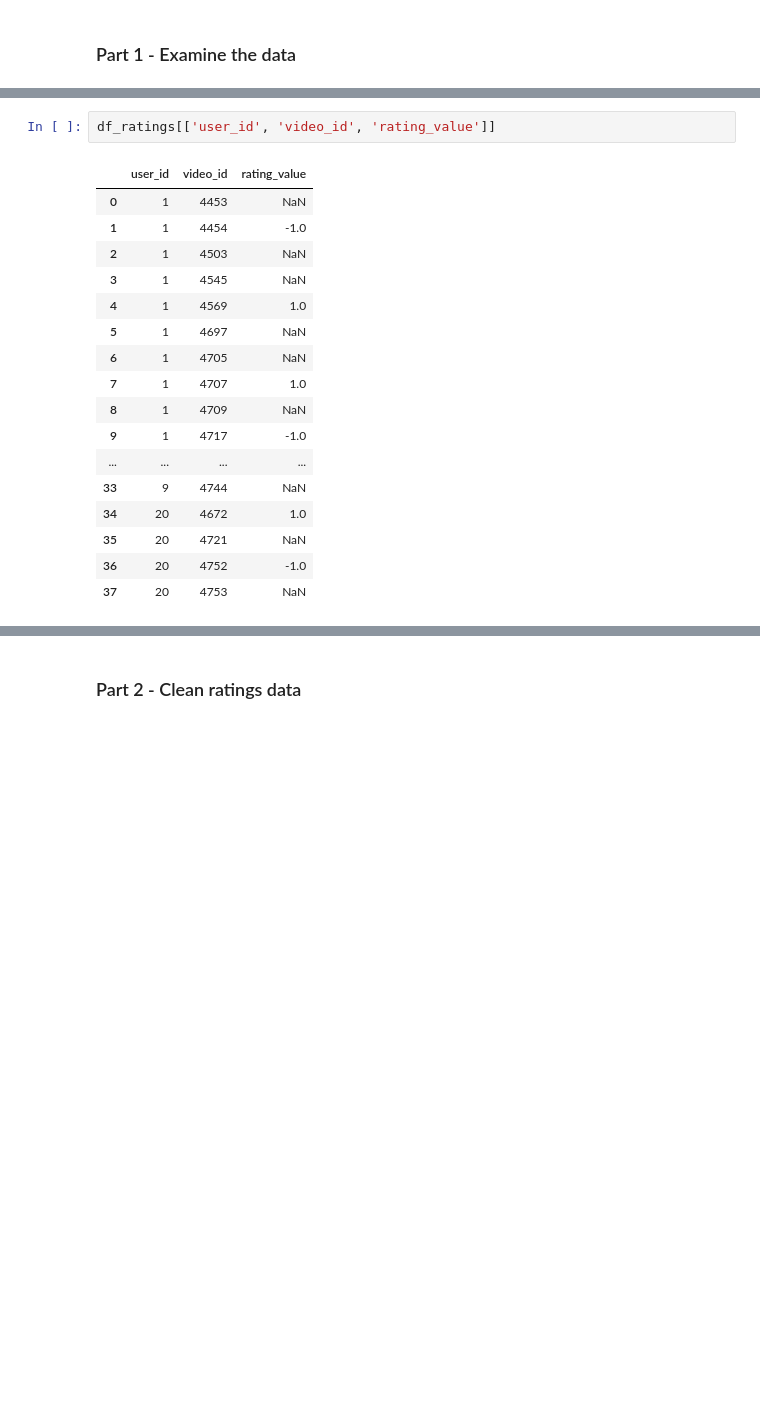
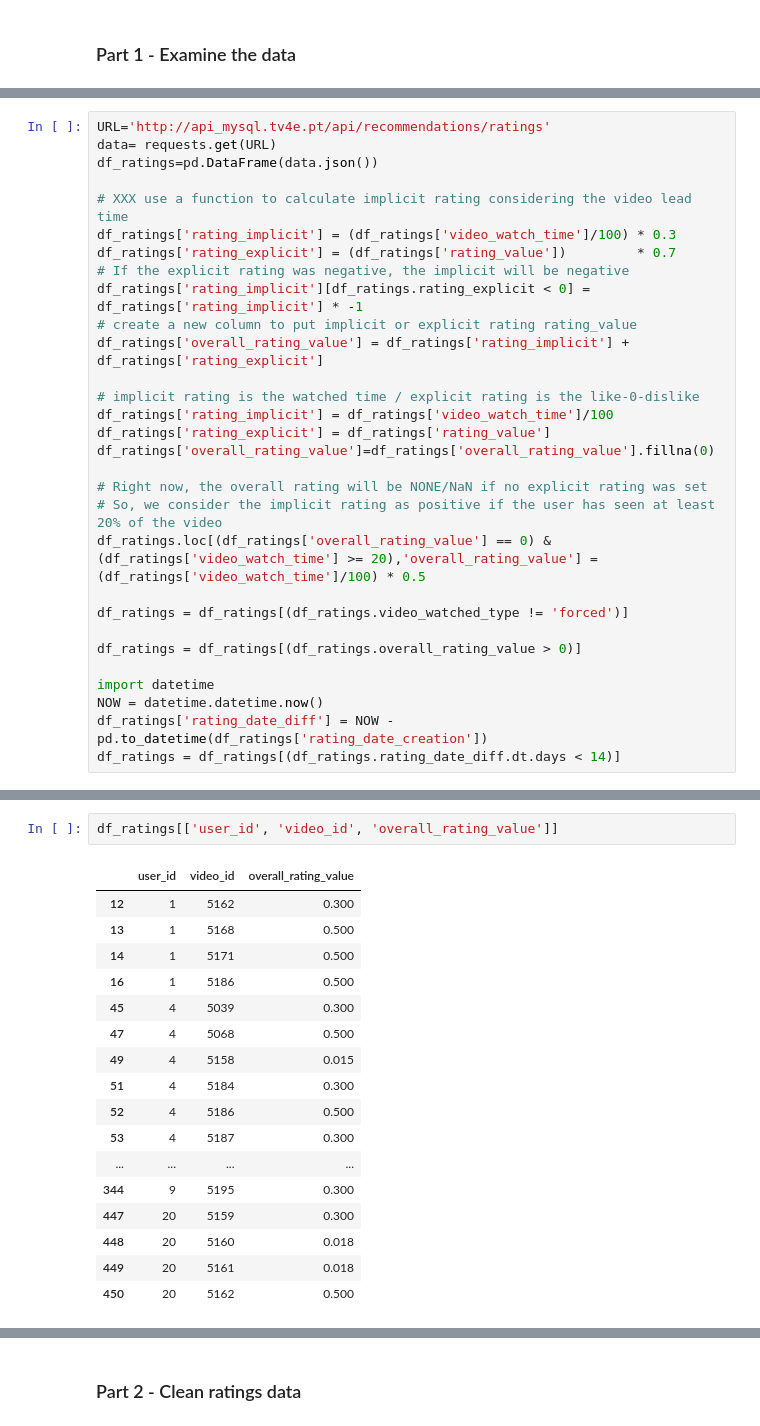
Before and after one commit to davidcampelo/tv4e-recommender, a Jupyter notebook: notebooks/content_based_recs_with_cosine_similarity_connected.ipynb, the cells around one changed output, grey strips where cells are left out. Saved outputs shown, nothing was run; the diff lists cells and outputs as text; blank space fills up the shorter version.

```diff
--- a/notebooks/content_based_recs_with_cosine_similarity_connected.ipynb
+++ b/notebooks/content_based_recs_with_cosine_similarity_connected.ipynb
@@ -33,3 +31,33 @@ df_videos.head()
 | 2 | 1 | Health Care and Welfare Services | Saúde e Bem-Estar | 2017-09-26 15:38:36 | Quase sete mil unidades de medica... | 4053 | ... |
 | 3 | 1 | Health Care and Welfare Services | Saúde e Bem-Estar | 2017-09-26 15:40:12 | Ministro da Saúde participa no en... | 4054 | ... |
 | 4 | 1 | Health Care and Welfare Services | Saúde e Bem-Estar | 2017-09-26 15:40:19 | Rastreio visa despiste da ambliop... | 4055 | ... |
+# %%
+URL='http://api_mysql.tv4e.pt/api/recommendations/ratings'
+data= requests.get(URL)
+df_ratings=pd.DataFrame(data.json())
+
+# XXX use a function to calculate implicit rating considering the video lead time
+df_ratings['rating_implicit'] = (df_ratings['video_watch_time']/100) * 0.3
+df_ratings['rating_explicit'] = (df_ratings['rating_value'])         * 0.7
+# If the explicit rating was negative, the implicit will be negative
+df_ratings['rating_implicit'][df_ratings.rating_explicit < 0] = df_ratings['rating_implicit'] * -1
+# create a new column to put implicit or explicit rating rating_value
+df_ratings['overall_rating_value'] = df_ratings['rating_implicit'] + df_ratings['rating_explicit']
+
+# implicit rating is the watched time / explicit rating is the like-0-dislike
+df_ratings['rating_implicit'] = df_ratings['video_watch_time']/100
+df_ratings['rating_explicit'] = df_ratings['rating_value']
+df_ratings['overall_rating_value']=df_ratings['overall_rating_value'].fillna(0)
+
+# Right now, the overall rating will be NONE/NaN if no explicit rating was set
+# So, we consider the implicit rating as positive if the user has seen at least 20% of the video
+df_ratings.loc[(df_ratings['overall_rating_value'] == 0) & (df_ratings['video_watch_time'] >= 20),'overall_rating_value'] = (df_ratings['video_watch_time']/100) * 0.5
+
+df_ratings = df_ratings[(df_ratings.video_watched_type != 'forced')]
+
+df_ratings = df_ratings[(df_ratings.overall_rating_value > 0)]
+
+import datetime
+NOW = datetime.datetime.now()
+df_ratings['rating_date_diff'] = NOW - pd.to_datetime(df_ratings['rating_date_creation'])
+df_ratings = df_ratings[(df_ratings.rating_date_diff.dt.days < 14)]
@@ -46,20 +79,20 @@ df_ratings.head()
 # %%
-df_ratings[['user_id', 'video_id', 'rating_value']]
+df_ratings[['user_id', 'video_id', 'overall_rating_value']]
 # %% [output]
-|  | user_id | video_id | rating_value |
-| 0 | 1 | 4453 | NaN |
-| 1 | 1 | 4454 | -1.0 |
-| 2 | 1 | 4503 | NaN |
-| 3 | 1 | 4545 | NaN |
-| 4 | 1 | 4569 | 1.0 |
-| 5 | 1 | 4697 | NaN |
-| 6 | 1 | 4705 | NaN |
-| 7 | 1 | 4707 | 1.0 |
-| 8 | 1 | 4709 | NaN |
-| 9 | 1 | 4717 | -1.0 |
+|  | user_id | video_id | overall_rating_value |
+| 12 | 1 | 5162 | 0.300 |
+| 13 | 1 | 5168 | 0.500 |
+| 14 | 1 | 5171 | 0.500 |
+| 16 | 1 | 5186 | 0.500 |
+| 45 | 4 | 5039 | 0.300 |
+| 47 | 4 | 5068 | 0.500 |
+| 49 | 4 | 5158 | 0.015 |
+| 51 | 4 | 5184 | 0.300 |
+| 52 | 4 | 5186 | 0.500 |
+| 53 | 4 | 5187 | 0.300 |
 | ... | ... | ... | ... |
-| 33 | 9 | 4744 | NaN |
-| 34 | 20 | 4672 | 1.0 |
-| 35 | 20 | 4721 | NaN |
-| 36 | 20 | 4752 | -1.0 |
-| 37 | 20 | 4753 | NaN |
+| 344 | 9 | 5195 | 0.300 |
+| 447 | 20 | 5159 | 0.300 |
+| 448 | 20 | 5160 | 0.018 |
+| 449 | 20 | 5161 | 0.018 |
+| 450 | 20 | 5162 | 0.500 |
```
Also changed, not shown: parts of 18 cells of this notebook, 1 other file.
